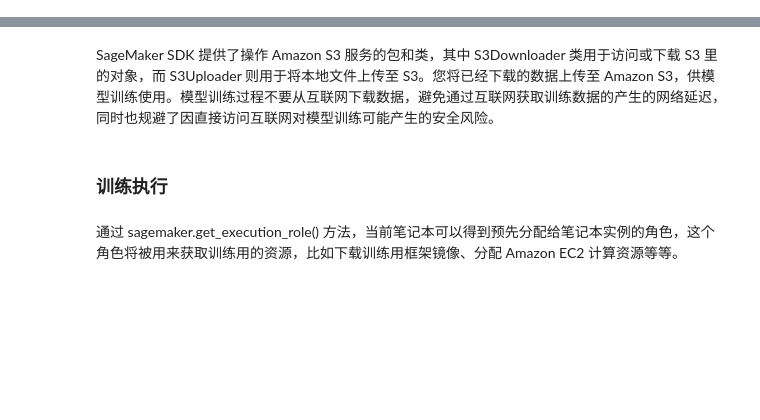
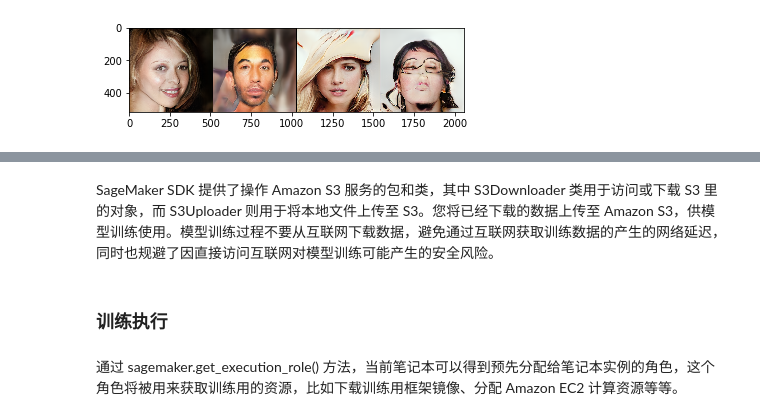
Before and after one commit to mf523/ml-on-aws, a Jupyter notebook: byos-pytorch-gan/pgan.ipynb, the cells around one changed output, grey strips where cells are left out. Cells and saved outputs as stored; diff of their text form; code cells hidden in the pictures; blank space fills up the shorter version.

```diff
--- a/byos-pytorch-gan/pgan.ipynb
+++ b/byos-pytorch-gan/pgan.ipynb
@@ -33,0 +79,14 @@ s3_model_artifacts_location = f's3://{bucket}/artifacts/'
+# %%
+from pgan import model_tools
+import torch
+
+netG = model_tools.load_pgan_netG("./model/model.pth", device="cpu")
+# print(gnet)
+
+noises = generate_noises(4)
+with torch.no_grad():
+    generated_images = netG(noises)
+
+show_multiple_pictures(generated_images)
+# %% [output]
+[figure, added]
```
Also changed, not shown: parts of 77 cells of this notebook, 7 other files.
